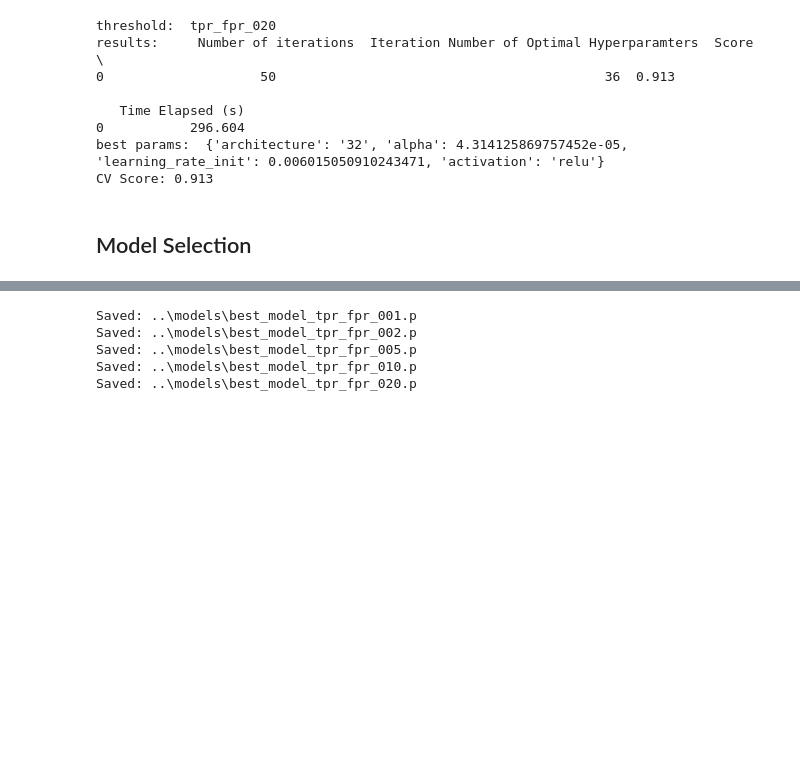
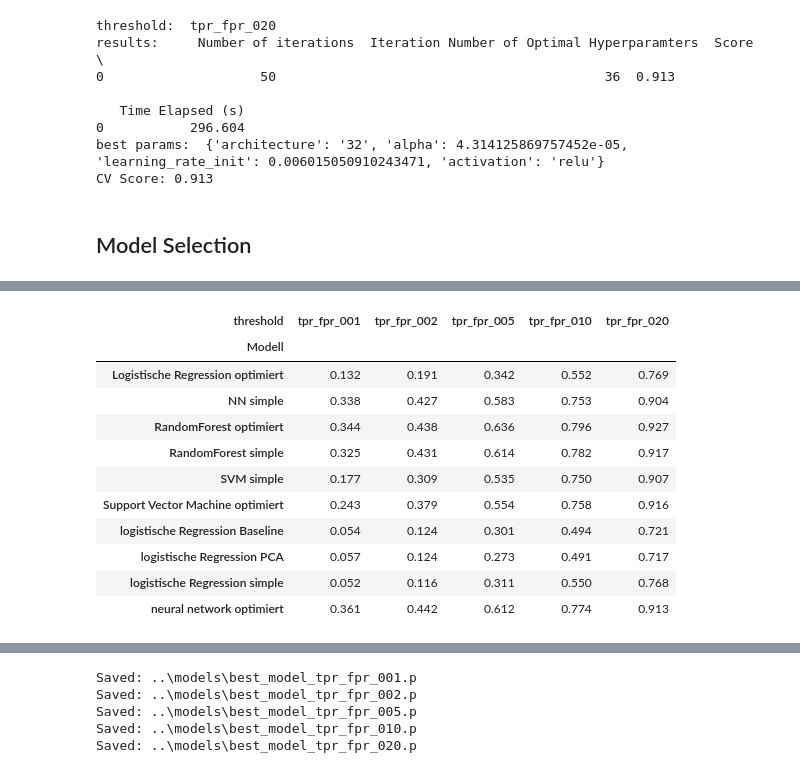
Before and after one commit to k-skupin/MAGIC-Gamma-Telescope, a Jupyter notebook: notebooks/Gamma_models_thresholds.ipynb, the cells around one changed output, grey strips where cells are left out. Drawn from its saved outputs; the diff is of its cells as text; code cells hidden in the pictures; blank space fills up the shorter version.

```diff
--- a/notebooks/Gamma_models_thresholds.ipynb
+++ b/notebooks/Gamma_models_thresholds.ipynb
@@ -1073,0 +985,26 @@ Actual 1           61         1147
+# %%
+results_clean = score_overview_sorted.drop_duplicates(
+    subset=["threshold", "Modell", "Datei"]
+).copy()
+# %%
+# show cv scores for different models and thresholds
+score_table = results_clean.pivot(
+    index="Modell",
+    columns="threshold",
+    values="CV Score"
+)
+
+score_table
+# %% [output]
+| threshold | tpr_fpr_001 | tpr_fpr_002 | tpr_fpr_005 | tpr_fpr_010 | tpr_fpr_020 |
+| Modell |  |  |  |  |  |
+| Logistische Regression optimiert | 0.132 | 0.191 | 0.342 | 0.552 | 0.769 |
+| NN simple | 0.338 | 0.427 | 0.583 | 0.753 | 0.904 |
+| RandomForest optimiert | 0.344 | 0.438 | 0.636 | 0.796 | 0.927 |
+| RandomForest simple | 0.325 | 0.431 | 0.614 | 0.782 | 0.917 |
+| SVM simple | 0.177 | 0.309 | 0.535 | 0.750 | 0.907 |
+| Support Vector Machine optimiert | 0.243 | 0.379 | 0.554 | 0.758 | 0.916 |
+| logistische Regression Baseline | 0.054 | 0.124 | 0.301 | 0.494 | 0.721 |
+| logistische Regression PCA | 0.057 | 0.124 | 0.273 | 0.491 | 0.717 |
+| logistische Regression simple | 0.052 | 0.116 | 0.311 | 0.550 | 0.768 |
+| neural network optimiert | 0.361 | 0.442 | 0.612 | 0.774 | 0.913 |
```
Also changed, not shown: parts of 37 cells of this notebook, 9 other files.
